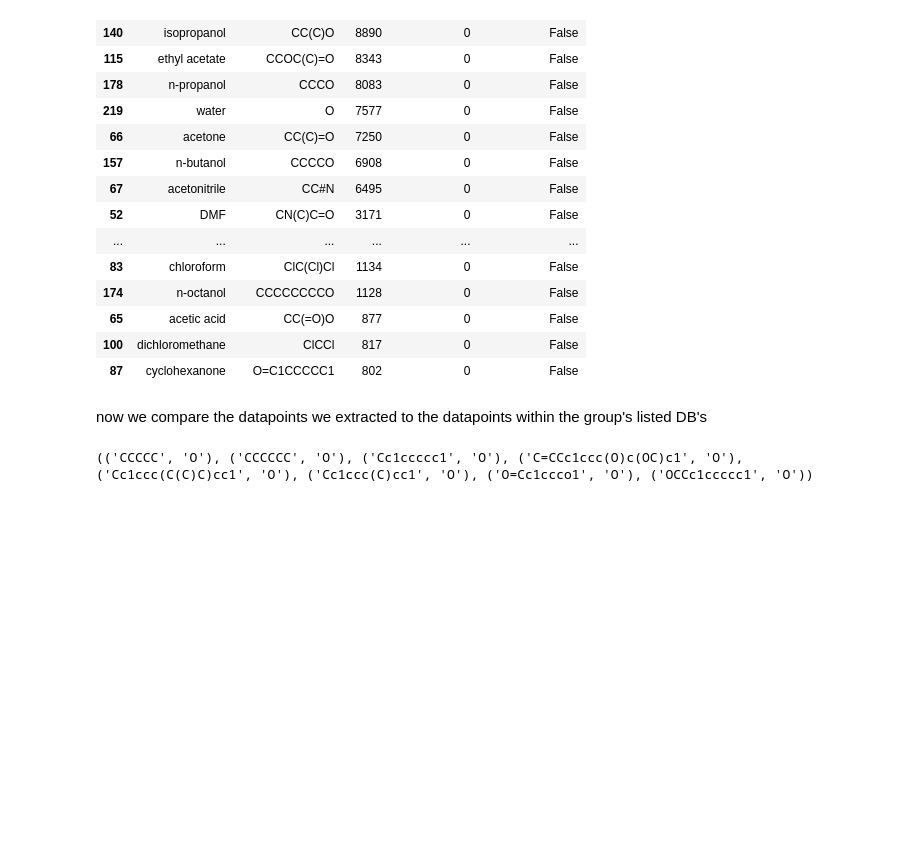
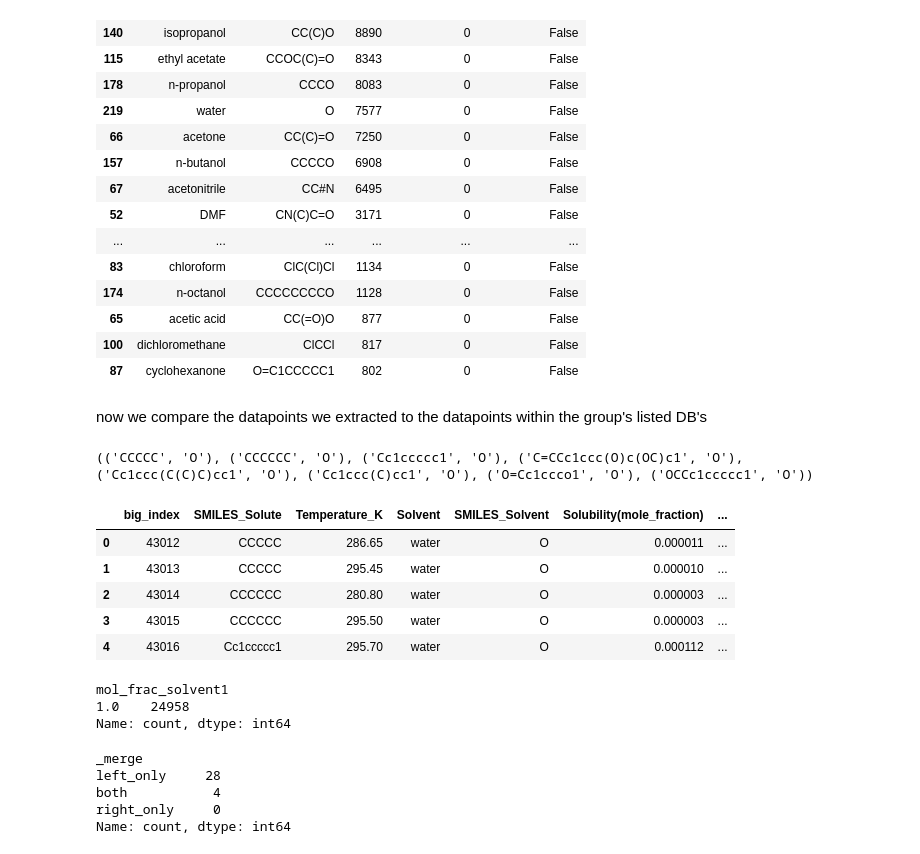
Before and after one commit to GuassoCassiano/SolDBMerge, a Jupyter notebook: scripts/01_solvent_work.ipynb, the cells around one changed output. Saved outputs shown, nothing was run; the diff lists cells and outputs as text; code cells hidden in the pictures; blank space fills up the shorter version.

```diff
--- a/scripts/01_solvent_work.ipynb
+++ b/scripts/01_solvent_work.ipynb
@@ -171,0 +191,45 @@ print(solvent_solvent_pairs)
+# %%
+big_candidates = candidates.reset_index(names="big_index").copy()
+
+big_candidates.head()
+# %% [output]
+|  | big_index | SMILES_Solute | Temperature_K | Solvent | SMILES_Solvent | Solubility(mole_fraction) | ... |
+| 0 | 43012 | CCCCC | 286.65 | water | O | 0.000011 | ... |
+| 1 | 43013 | CCCCC | 295.45 | water | O | 0.000010 | ... |
+| 2 | 43014 | CCCCCC | 280.80 | water | O | 0.000003 | ... |
+| 3 | 43015 | CCCCCC | 295.50 | water | O | 0.000003 | ... |
+| 4 | 43016 | Cc1ccccc1 | 295.70 | water | O | 0.000112 | ... |
+# %%
+mix_single = mix[
+    mix["can_smiles_solvent2"].isna()
+    & mix["can_smiles_solvent3"].isna()
+].copy()
+
+mix_single["mol_frac_solvent1"].value_counts()
+# %% [output]
+mol_frac_solvent1
+1.0    24958
+Name: count, dtype: int64
+# %%
+mix_check = big_candidates.merge(
+    mix_single,
+    left_on=[
+        "SMILES_Solute",
+        "SMILES_Solvent",
+        "Temperature_K"
+    ],
+    right_on=[
+        "can_smiles_solute",
+        "can_smiles_solvent1",
+        "T_K"
+    ],
+    how="left",
+    indicator=True
+)
+mix_check["_merge"].value_counts()
+# %% [output]
+_merge
+left_only     28
+both           4
+right_only     0
+Name: count, dtype: int64
```
Also changed, not shown: parts of 8 cells of this notebook, 1 other file.
